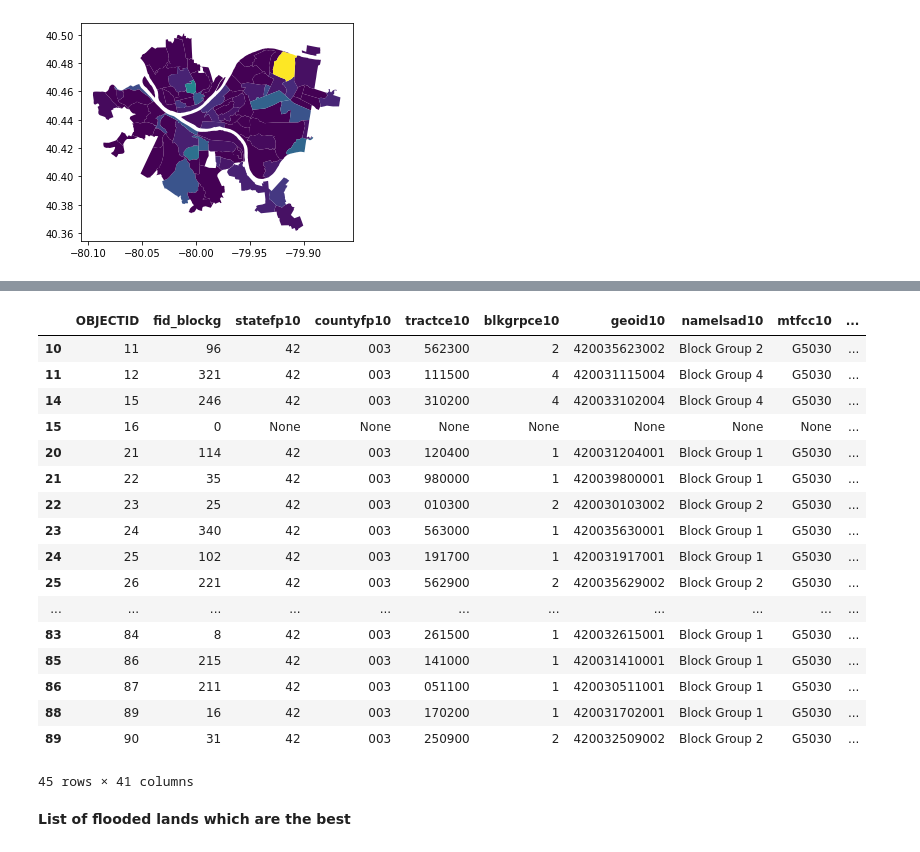
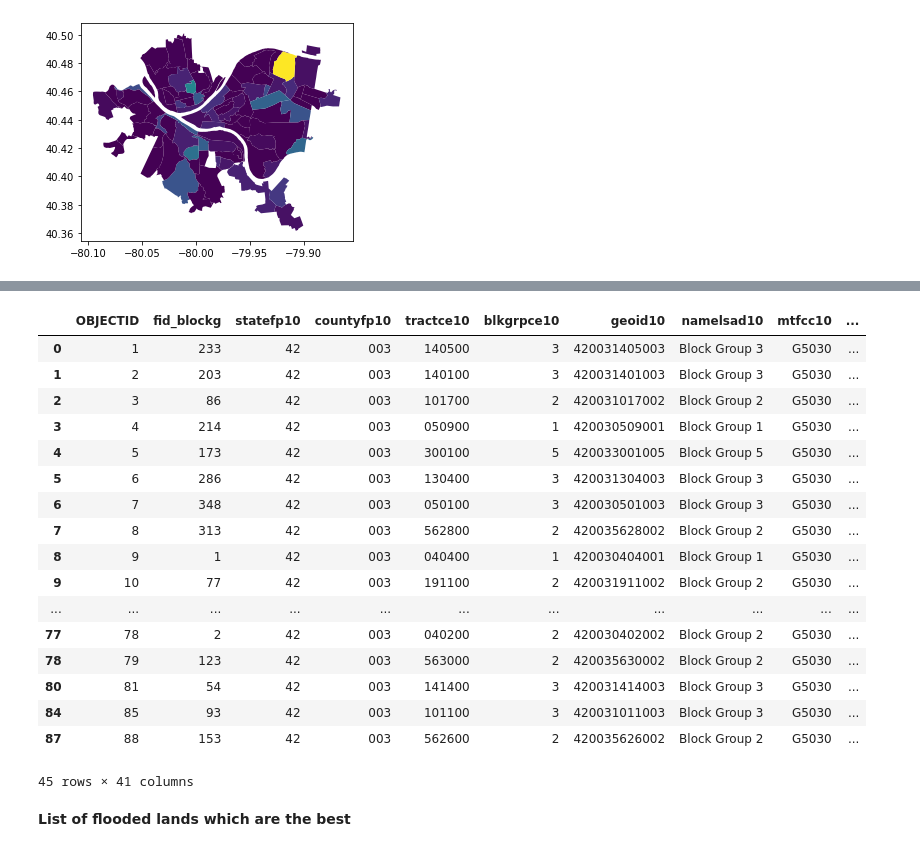
Before and after one commit to arditxh/PittBestNeighborhoods, a Jupyter notebook: FinalNoteBook.ipynb, the cells around one changed output, grey strips where cells are left out. Drawn from its saved outputs; the diff is of its cells as text; code cells hidden in the pictures.

```diff
--- a/FinalNoteBook.ipynb
+++ b/FinalNoteBook.ipynb
@@ -146,6 +146,8 @@ neigh.plot(column='flood_area',legend_kwds={'label': "flooded"})
 #only regions with flooding
 greatZ= neigh.loc[neigh['flood_area'] > 0]
 greatZ.plot(neigh,color = 'black', edgecolor = 'white')
+badZ = neigh.loc[neigh['flood_area'] == 0]
+badZ.plot(neigh,color = 'red', edgecolor = 'black')
 # %% [output]
 <matplotlib.axes._subplots.AxesSubplot at 0x...>
 [figure]
@@ -152,23 +155,24 @@ greatZ.plot(neigh,color = 'black', edgecolor = 'white')
 # %%
 greatZ
+badZ
 # %% [output]
 |  | OBJECTID | fid_blockg | statefp10 | countyfp10 | tractce10 | blkgrpce10 | geoid10 | namelsad10 | mtfcc10 | ... |
-| 10 | 11 | 96 | 42 | 003 | 562300 | 2 | 420035623002 | Block Group 2 | G5030 | ... |
-| 11 | 12 | 321 | 42 | 003 | 111500 | 4 | 420031115004 | Block Group 4 | G5030 | ... |
-| 14 | 15 | 246 | 42 | 003 | 310200 | 4 | 420033102004 | Block Group 4 | G5030 | ... |
-| 15 | 16 | 0 | None | None | None | None | None | None | None | ... |
-| 20 | 21 | 114 | 42 | 003 | 120400 | 1 | 420031204001 | Block Group 1 | G5030 | ... |
-| 21 | 22 | 35 | 42 | 003 | 980000 | 1 | 420039800001 | Block Group 1 | G5030 | ... |
-| 22 | 23 | 25 | 42 | 003 | 010300 | 2 | 420030103002 | Block Group 2 | G5030 | ... |
-| 23 | 24 | 340 | 42 | 003 | 563000 | 1 | 420035630001 | Block Group 1 | G5030 | ... |
-| 24 | 25 | 102 | 42 | 003 | 191700 | 1 | 420031917001 | Block Group 1 | G5030 | ... |
-| 25 | 26 | 221 | 42 | 003 | 562900 | 2 | 420035629002 | Block Group 2 | G5030 | ... |
+| 0 | 1 | 233 | 42 | 003 | 140500 | 3 | 420031405003 | Block Group 3 | G5030 | ... |
+| 1 | 2 | 203 | 42 | 003 | 140100 | 3 | 420031401003 | Block Group 3 | G5030 | ... |
+| 2 | 3 | 86 | 42 | 003 | 101700 | 2 | 420031017002 | Block Group 2 | G5030 | ... |
+| 3 | 4 | 214 | 42 | 003 | 050900 | 1 | 420030509001 | Block Group 1 | G5030 | ... |
+| 4 | 5 | 173 | 42 | 003 | 300100 | 5 | 420033001005 | Block Group 5 | G5030 | ... |
+| 5 | 6 | 286 | 42 | 003 | 130400 | 3 | 420031304003 | Block Group 3 | G5030 | ... |
+| 6 | 7 | 348 | 42 | 003 | 050100 | 3 | 420030501003 | Block Group 3 | G5030 | ... |
+| 7 | 8 | 313 | 42 | 003 | 562800 | 2 | 420035628002 | Block Group 2 | G5030 | ... |
+| 8 | 9 | 1 | 42 | 003 | 040400 | 1 | 420030404001 | Block Group 1 | G5030 | ... |
+| 9 | 10 | 77 | 42 | 003 | 191100 | 2 | 420031911002 | Block Group 2 | G5030 | ... |
 | ... | ... | ... | ... | ... | ... | ... | ... | ... | ... | ... |
-| 83 | 84 | 8 | 42 | 003 | 261500 | 1 | 420032615001 | Block Group 1 | G5030 | ... |
-| 85 | 86 | 215 | 42 | 003 | 141000 | 1 | 420031410001 | Block Group 1 | G5030 | ... |
-| 86 | 87 | 211 | 42 | 003 | 051100 | 1 | 420030511001 | Block Group 1 | G5030 | ... |
-| 88 | 89 | 16 | 42 | 003 | 170200 | 1 | 420031702001 | Block Group 1 | G5030 | ... |
-| 89 | 90 | 31 | 42 | 003 | 250900 | 2 | 420032509002 | Block Group 2 | G5030 | ... |
+| 77 | 78 | 2 | 42 | 003 | 040200 | 2 | 420030402002 | Block Group 2 | G5030 | ... |
+| 78 | 79 | 123 | 42 | 003 | 563000 | 2 | 420035630002 | Block Group 2 | G5030 | ... |
+| 80 | 81 | 54 | 42 | 003 | 141400 | 3 | 420031414003 | Block Group 3 | G5030 | ... |
+| 84 | 85 | 93 | 42 | 003 | 101100 | 3 | 420031011003 | Block Group 3 | G5030 | ... |
+| 87 | 88 | 153 | 42 | 003 | 562600 | 2 | 420035626002 | Block Group 2 | G5030 | ... |
 45 rows × 41 columns
 # %% [markdown]
 **List of flooded lands which are the best**
```
Also changed, not shown: parts of 6 cells of this notebook.
